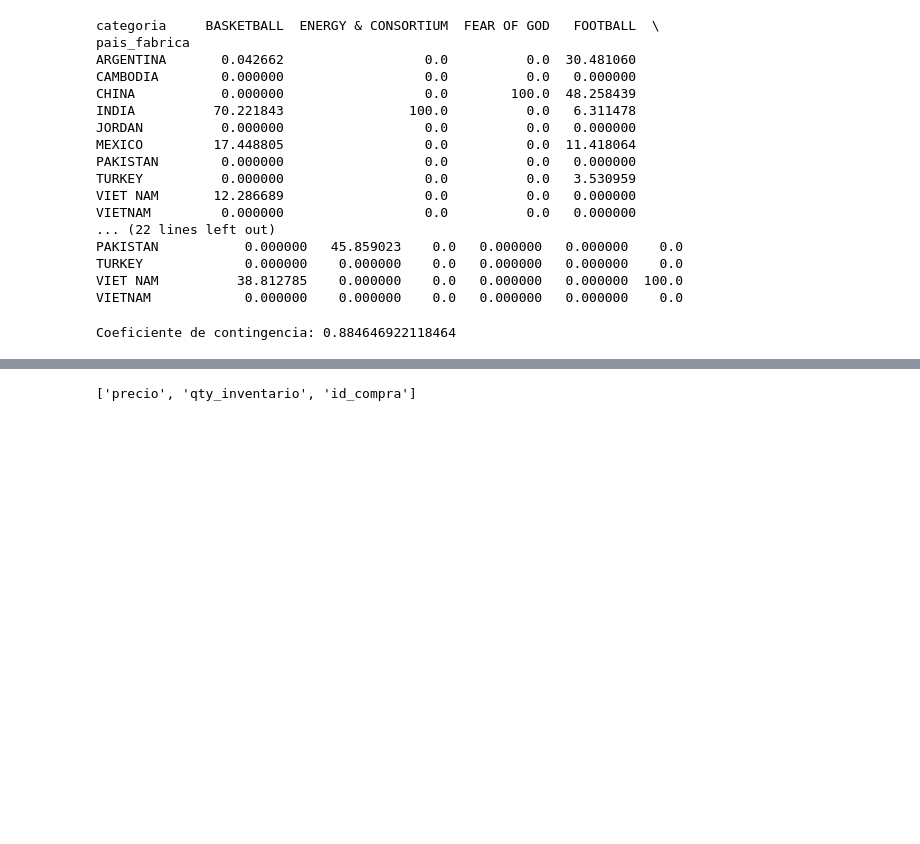
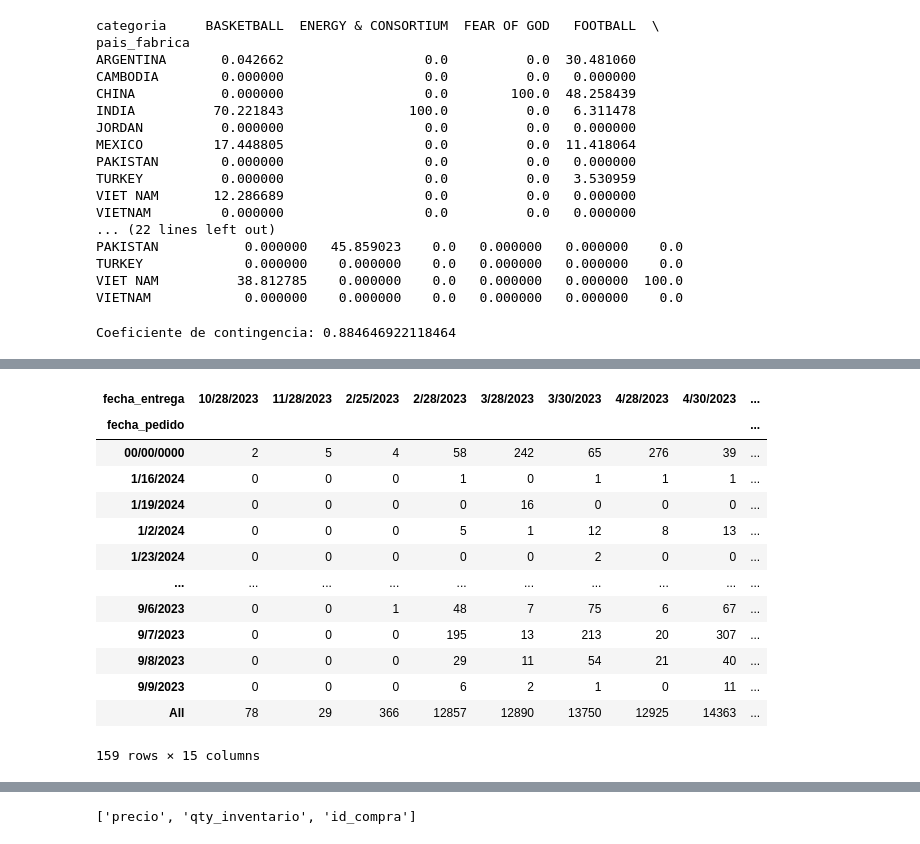
Before and after one commit to JuanMMaldonado/Coder-Data-Science, a Jupyter notebook: Desafio10_ProyectoDS_ParteII_MaldonadoMamaniCardenas.ipynb, the cells around one changed output, grey strips where cells are left out. Drawn from its saved outputs; the diff is of its cells as text; code cells hidden in the pictures; blank space fills up the shorter version.

```diff
--- a/Desafio10_ProyectoDS_ParteII_MaldonadoMamaniCardenas.ipynb
+++ b/Desafio10_ProyectoDS_ParteII_MaldonadoMamaniCardenas.ipynb
@@ -159,0 +248,19 @@ Coeficiente de contingencia: 0.884646922118464
+# %%
+# Tabla de contingencia fecha pedido / fecha entrega
+pd.crosstab(index=df['fecha_pedido'],
+            columns=df['fecha_entrega'], margins=True)
+# %% [output]
+| fecha_entrega | 10/28/2023 | 11/28/2023 | 2/25/2023 | 2/28/2023 | 3/28/2023 | 3/30/2023 | 4/28/2023 | 4/30/2023 | ... |
+| fecha_pedido |  |  |  |  |  |  |  |  | ... |
+| 00/00/0000 | 2 | 5 | 4 | 58 | 242 | 65 | 276 | 39 | ... |
+| 1/16/2024 | 0 | 0 | 0 | 1 | 0 | 1 | 1 | 1 | ... |
+| 1/19/2024 | 0 | 0 | 0 | 0 | 16 | 0 | 0 | 0 | ... |
+| 1/2/2024 | 0 | 0 | 0 | 5 | 1 | 12 | 8 | 13 | ... |
+| 1/23/2024 | 0 | 0 | 0 | 0 | 0 | 2 | 0 | 0 | ... |
+| ... | ... | ... | ... | ... | ... | ... | ... | ... | ... |
+| 9/6/2023 | 0 | 0 | 1 | 48 | 7 | 75 | 6 | 67 | ... |
+| 9/7/2023 | 0 | 0 | 0 | 195 | 13 | 213 | 20 | 307 | ... |
+| 9/8/2023 | 0 | 0 | 0 | 29 | 11 | 54 | 21 | 40 | ... |
+| 9/9/2023 | 0 | 0 | 0 | 6 | 2 | 1 | 0 | 11 | ... |
+| All | 78 | 29 | 366 | 12857 | 12890 | 13750 | 12925 | 14363 | ... |
+159 rows × 15 columns
```
Also changed, not shown: parts of 7 cells of this notebook.
